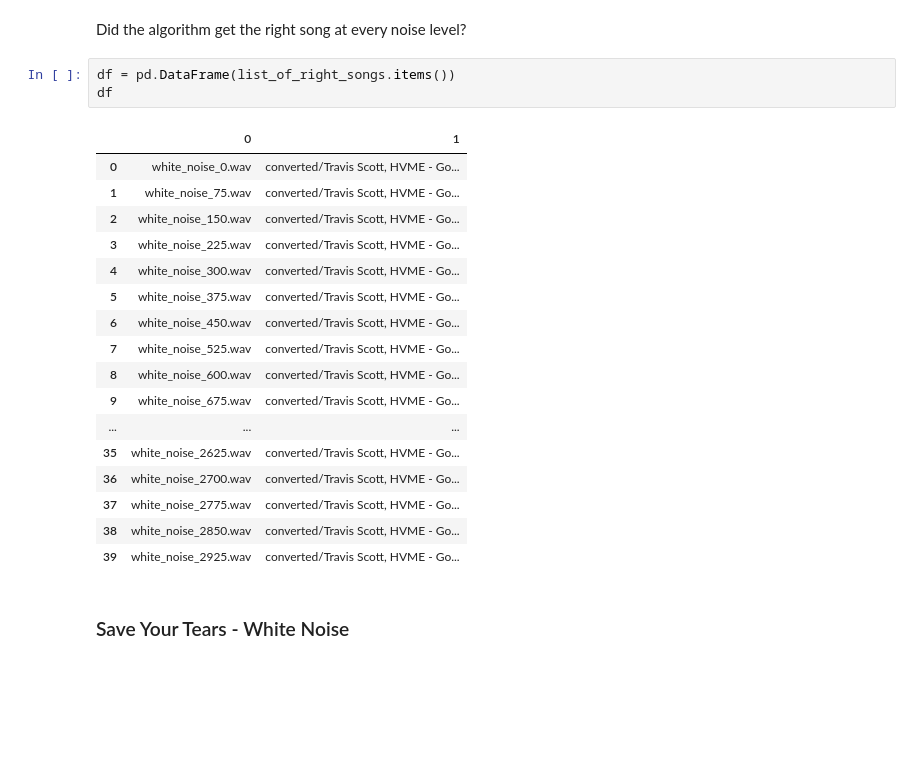
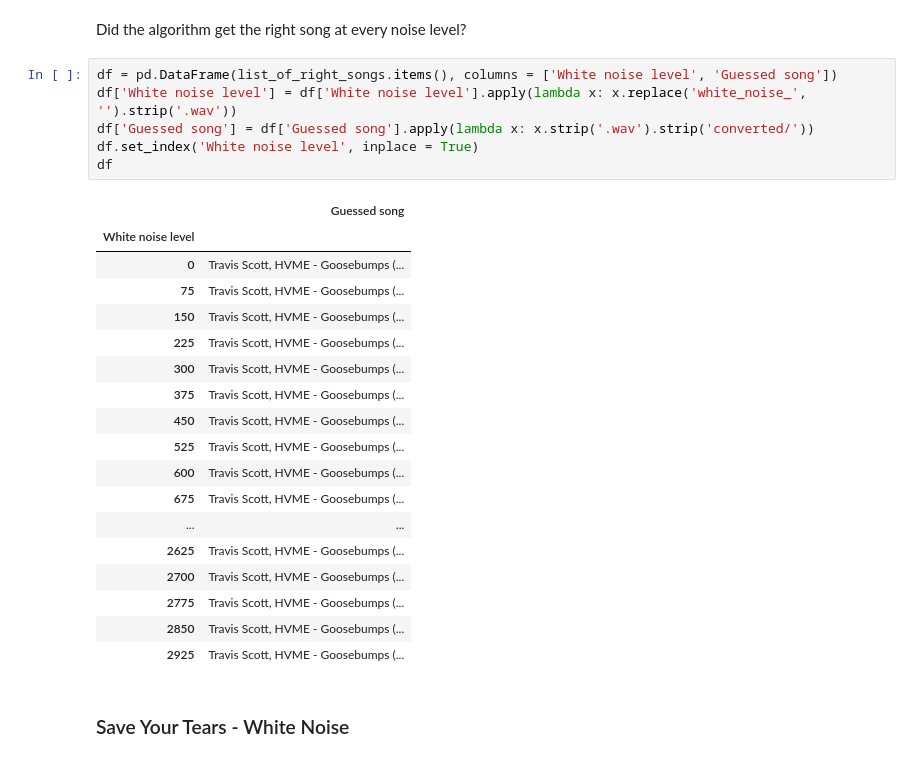
Before and after one commit to exdsgift/Shazam-Clone, a Jupyter notebook: integrazione.ipynb, the cells around one changed output. Drawn from its saved outputs; the diff is of its cells as text; blank space fills up the shorter version.

Commit message:
changed pandas dataframes of guessed songs for better understandability

```diff
--- a/integrazione.ipynb
+++ b/integrazione.ipynb
@@ -68,26 +68,30 @@ plt.show()
 # %% [markdown]
 Did the algorithm get the right song at every noise level?
-# %%
-df = pd.DataFrame(list_of_right_songs.items())
-df
-# %% [output]
-|  | 0 | 1 |
-| 0 | white_noise_0.wav | converted/Travis Scott, HVME - Go... |
-| 1 | white_noise_75.wav | converted/Travis Scott, HVME - Go... |
-| 2 | white_noise_150.wav | converted/Travis Scott, HVME - Go... |
-| 3 | white_noise_225.wav | converted/Travis Scott, HVME - Go... |
-| 4 | white_noise_300.wav | converted/Travis Scott, HVME - Go... |
-| 5 | white_noise_375.wav | converted/Travis Scott, HVME - Go... |
-| 6 | white_noise_450.wav | converted/Travis Scott, HVME - Go... |
-| 7 | white_noise_525.wav | converted/Travis Scott, HVME - Go... |
-| 8 | white_noise_600.wav | converted/Travis Scott, HVME - Go... |
-| 9 | white_noise_675.wav | converted/Travis Scott, HVME - Go... |
-| ... | ... | ... |
-| 35 | white_noise_2625.wav | converted/Travis Scott, HVME - Go... |
-| 36 | white_noise_2700.wav | converted/Travis Scott, HVME - Go... |
-| 37 | white_noise_2775.wav | converted/Travis Scott, HVME - Go... |
-| 38 | white_noise_2850.wav | converted/Travis Scott, HVME - Go... |
-| 39 | white_noise_2925.wav | converted/Travis Scott, HVME - Go... |
+# %%
+df = pd.DataFrame(list_of_right_songs.items(), columns = ['White noise level', 'Guessed song'])
+df['White noise level'] = df['White noise level'].apply(lambda x: x.replace('white_noise_', '').strip('.wav'))
+df['Guessed song'] = df['Guessed song'].apply(lambda x: x.strip('.wav').strip('converted/'))
+df.set_index('White noise level', inplace = True)
+df
+# %% [output]
+|  | Guessed song |
+| White noise level |  |
+| 0 | Travis Scott, HVME - Goosebumps (... |
+| 75 | Travis Scott, HVME - Goosebumps (... |
+| 150 | Travis Scott, HVME - Goosebumps (... |
+| 225 | Travis Scott, HVME - Goosebumps (... |
+| 300 | Travis Scott, HVME - Goosebumps (... |
+| 375 | Travis Scott, HVME - Goosebumps (... |
+| 450 | Travis Scott, HVME - Goosebumps (... |
+| 525 | Travis Scott, HVME - Goosebumps (... |
+| 600 | Travis Scott, HVME - Goosebumps (... |
+| 675 | Travis Scott, HVME - Goosebumps (... |
+| ... | ... |
+| 2625 | Travis Scott, HVME - Goosebumps (... |
+| 2700 | Travis Scott, HVME - Goosebumps (... |
+| 2775 | Travis Scott, HVME - Goosebumps (... |
+| 2850 | Travis Scott, HVME - Goosebumps (... |
+| 2925 | Travis Scott, HVME - Goosebumps (... |
 # %% [markdown]
 ### Save Your Tears - White Noise
 # %%
```
Also changed, not shown: parts of 22 cells of this notebook, 1 other file.
